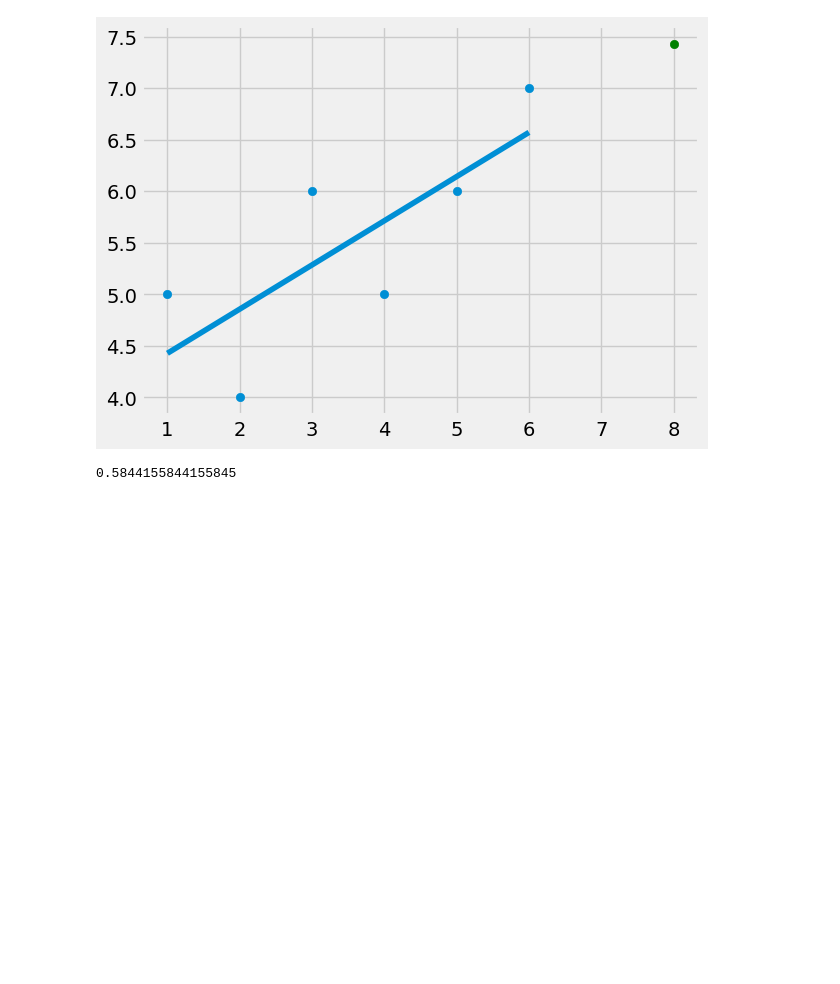
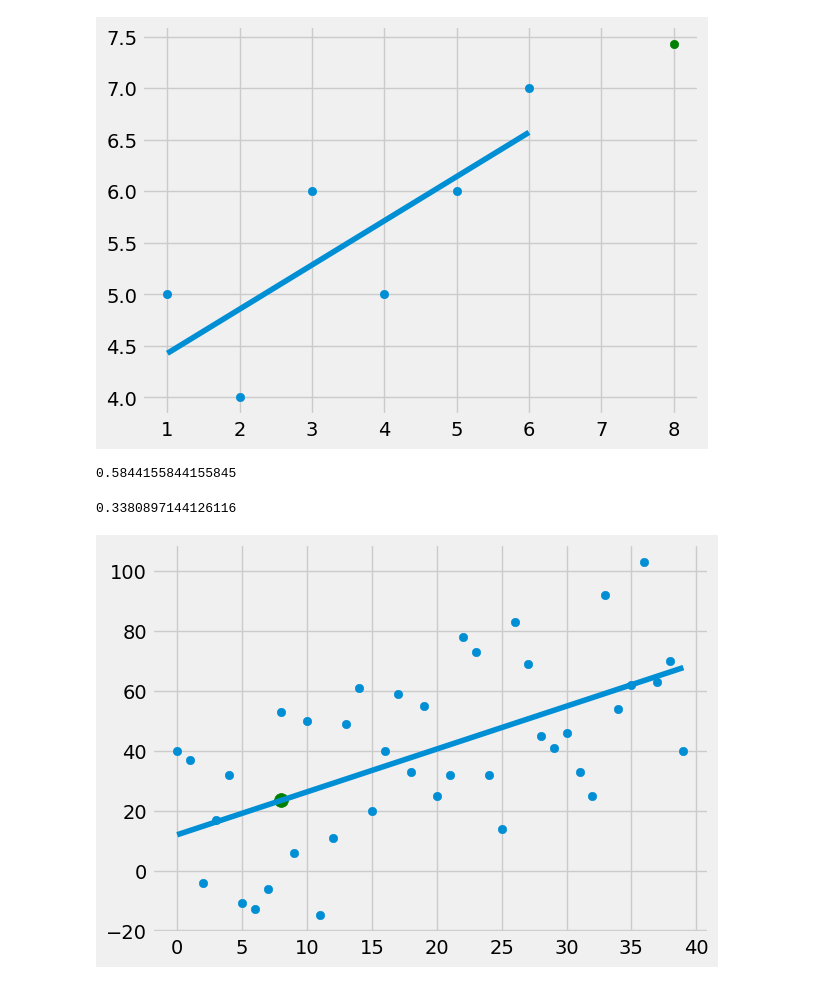
Before and after one commit to DevAggarwal01/Machine-Learning, a Jupyter notebook: ML/Programming_Best_Fit_Line_And_K_Squared_From_Scratch.ipynb, the cells around one changed output. Cells and saved outputs as stored; diff of their text form; code cells hidden in the pictures; blank space fills up the shorter version.

```diff
--- a/ML/Programming_Best_Fit_Line_And_K_Squared_From_Scratch.ipynb
+++ b/ML/Programming_Best_Fit_Line_And_K_Squared_From_Scratch.ipynb
@@ -56,3 +56,37 @@ r_squared = coefficient_of_determination(ys, regression_line)
 print(r_squared)
 # %% [output]
 0.5844155844155845
+# %%
+def create_dataset(hm, variance, step=2, correlation=False):
+    val = 1
+    ys = []
+    for i in range(hm):
+        y = val + random.randrange(-variance, variance)
+        ys.append(y)
+        if correlation and correlation == 'pos':
+            val+=step
+        elif correlation and correlation == 'neg':
+            val -= step
+    xs = [i for i in range(len(ys))]
+
+    return np.array(xs, dtype=np.float64), np.array(ys, dtype=np.float64)
+
+xs, ys = create_dataset(40,40,2, correlation='pos')
+
+m,b = best_fit_slope_and_intercept(xs, ys)
+
+regression_line = [m*x+b for x in xs]
+
+predict_x = 8
+predict_y = (m*predict_x)+b
+
+r_squared = coefficient_of_determination(ys, regression_line)
+print(r_squared)
+
+plt.scatter(xs, ys)
+plt.scatter(predict_x, predict_y, s=100, color='g')
+plt.plot(xs, regression_line)
+plt.show()
+# %% [output]
+0.3380897144126116
+[figure, added]
```
Also changed, not shown: parts of 2 cells of this notebook, 2 other files.
